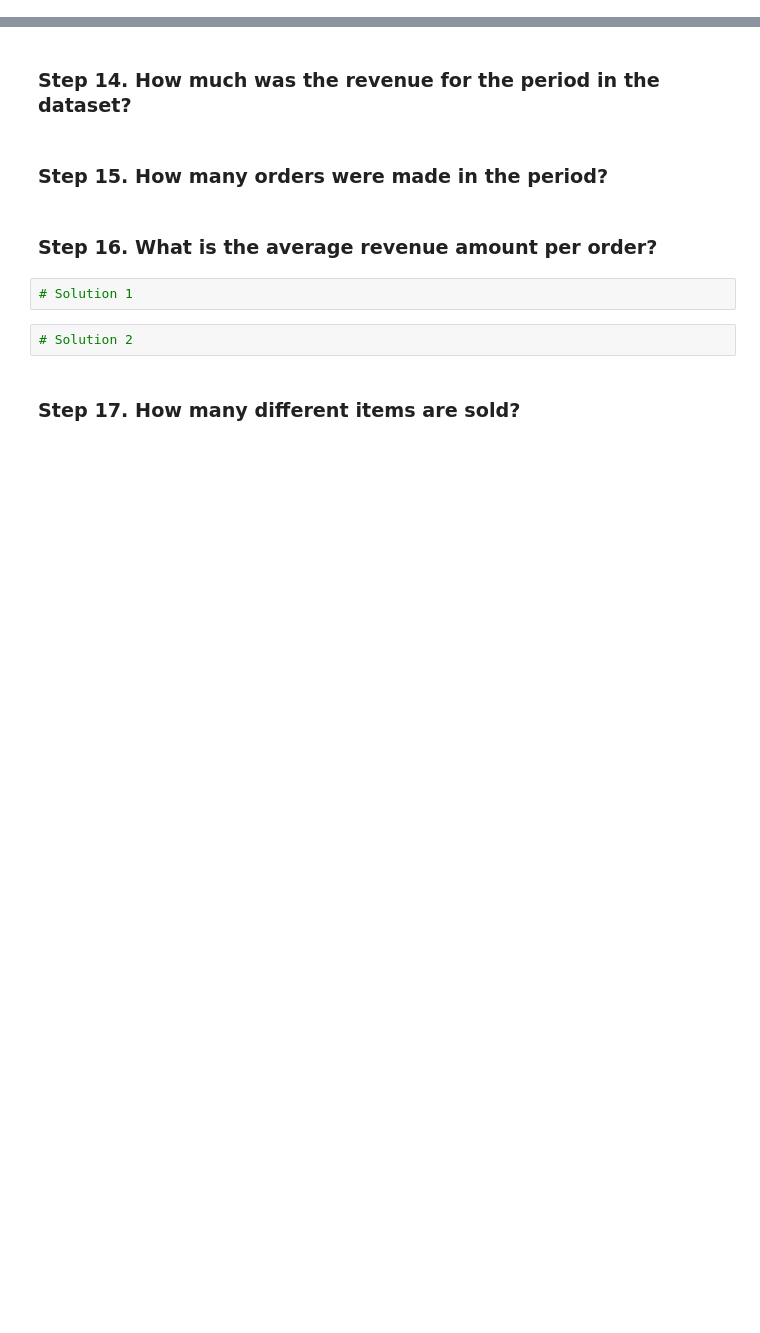
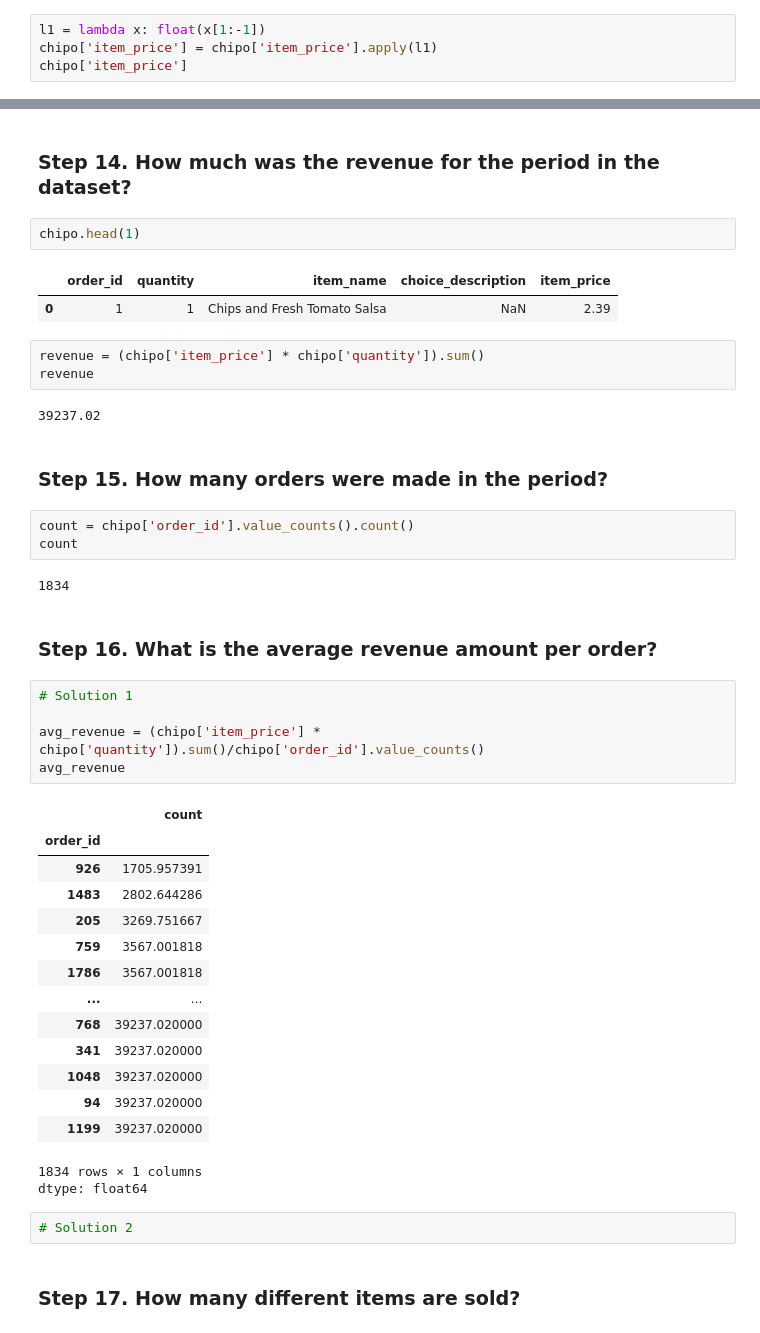
Before and after one commit to harikishanm96/Pandas-Guipsamora-Exercises, a Jupyter notebook: pandas_exercises-master/pandas_exercises-master/01_Getting_&_Knowing_Your_Data/Chipotle/Exercises.ipynb, the cells around one changed output, grey strips where cells are left out. Cells and saved outputs as stored; diff of their text form; blank space fills up the shorter version.

```diff
--- a/pandas_exercises-master/pandas_exercises-master/01_Getting_&_Knowing_Your_Data/Chipotle/Exercises.ipynb
+++ b/pandas_exercises-master/pandas_exercises-master/01_Getting_&_Knowing_Your_Data/Chipotle/Exercises.ipynb
@@ -92,2 +120,6 @@ chipo['quantity']
 # %% [markdown]
 #### Step 13.b. Create a lambda function and change the type of item price
+# %%
+l1 = lambda x: float(x[1:-1])
+chipo['item_price'] = chipo['item_price'].apply(l1)
+chipo['item_price']
@@ -96,11 +134,45 @@ chipo['quantity']
 # %% [markdown]
 ### Step 14. How much was the revenue for the period in the dataset?
+# %%
+chipo.head(1)
+# %% [output]
+|  | order_id | quantity | item_name | choice_description | item_price |
+| 0 | 1 | 1 | Chips and Fresh Tomato Salsa | NaN | 2.39 |
+# %%
+revenue = (chipo['item_price'] * chipo['quantity']).sum()
+revenue
+# %% [output]
+39237.02
 # %% [markdown]
 ### Step 15. How many orders were made in the period?
+# %%
+count = chipo['order_id'].value_counts().count()
+count
+# %% [output]
+1834
 # %% [markdown]
 ### Step 16. What is the average revenue amount per order?
-# %%
-# Solution 1
+# %%
+# Solution 1
+
+avg_revenue = (chipo['item_price'] * chipo['quantity']).sum()/chipo['order_id'].value_counts()
+avg_revenue
+# %% [output]
+|  | count |
+| order_id |  |
+| 926 | 1705.957391 |
+| 1483 | 2802.644286 |
+| 205 | 3269.751667 |
+| 759 | 3567.001818 |
+| 1786 | 3567.001818 |
+| ... | ... |
+| 768 | 39237.020000 |
+| 341 | 39237.020000 |
+| 1048 | 39237.020000 |
+| 94 | 39237.020000 |
+| 1199 | 39237.020000 |
+1834 rows × 1 columns
+dtype: float64
 # %%
 # Solution 2
 # %% [markdown]
```
Also changed, not shown: parts of 8 cells of this notebook.
